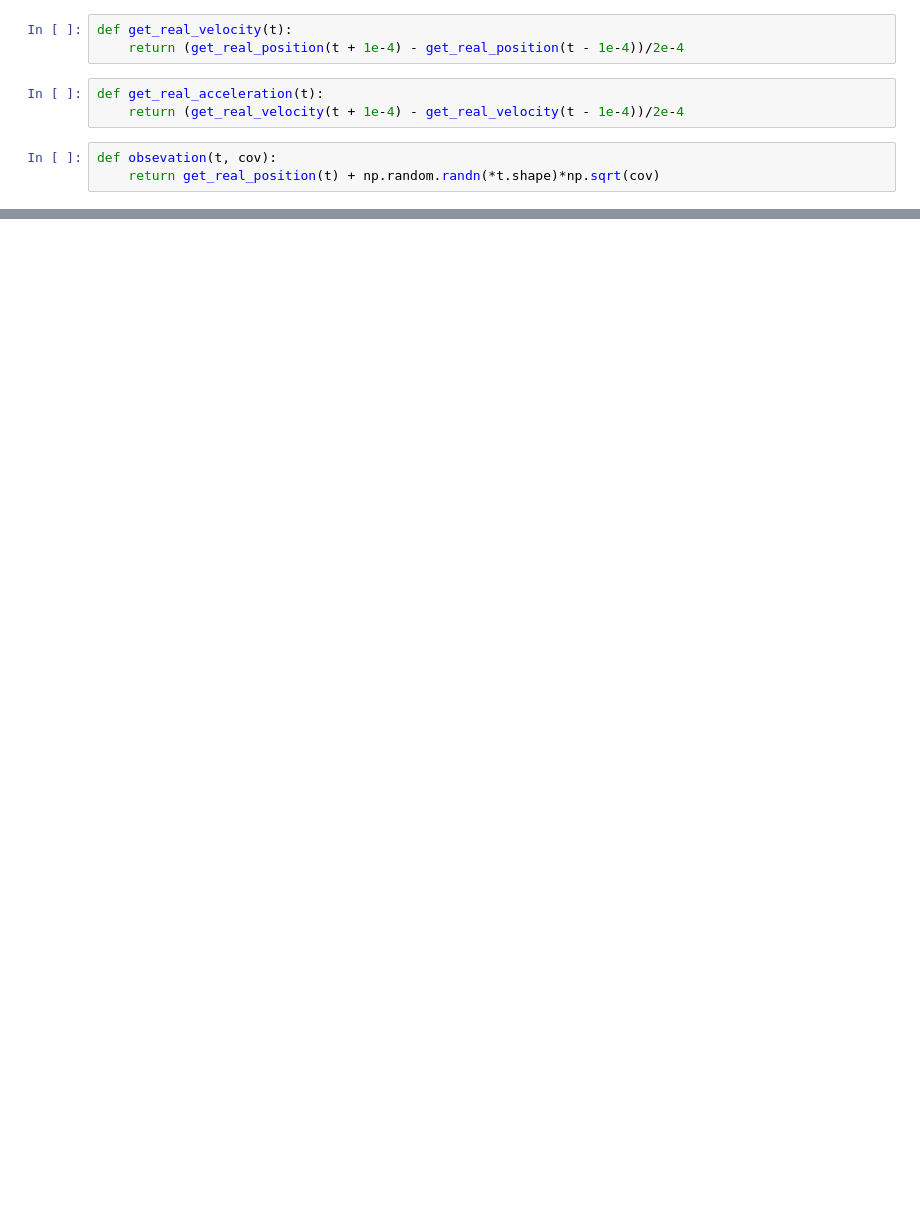
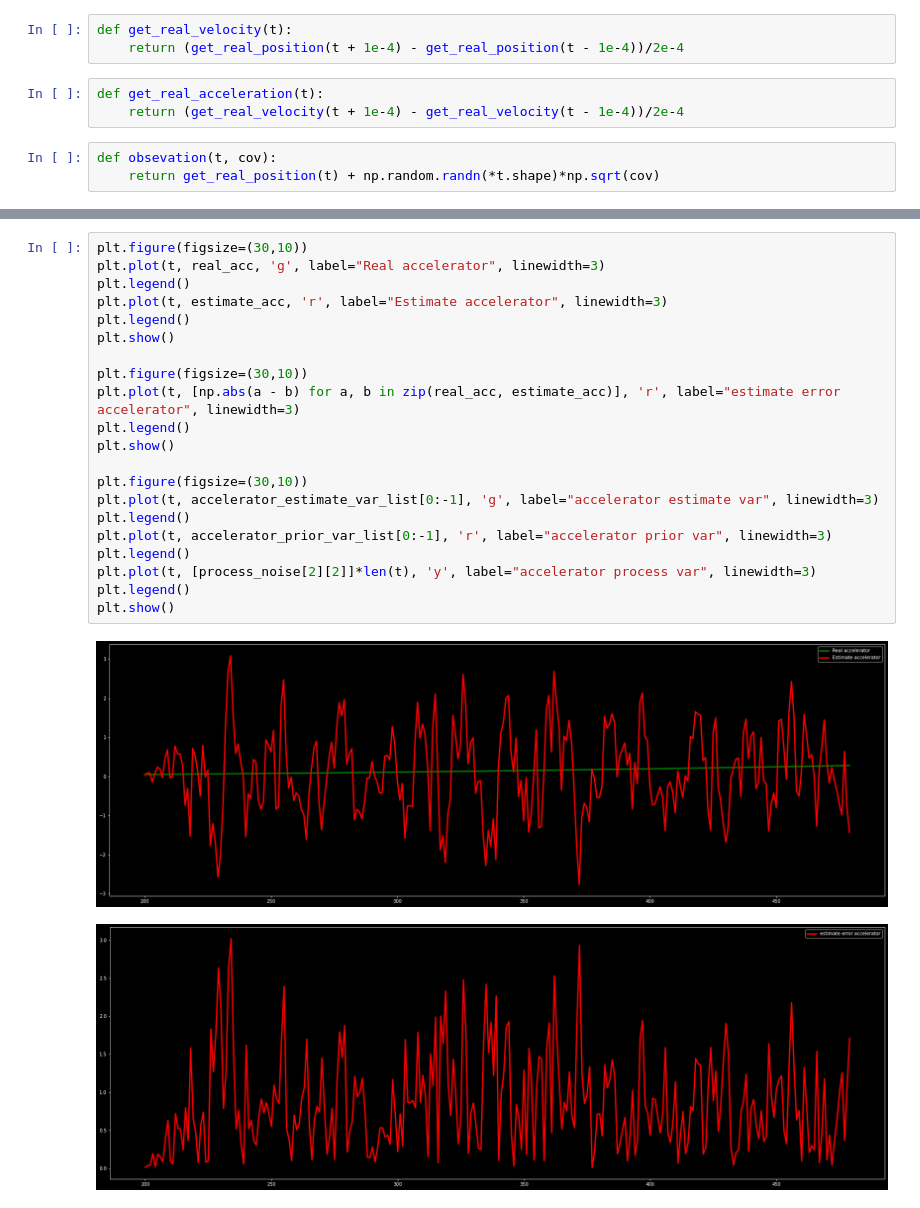
Before and after one commit to Long-ThanhLe/KalmanFilter, a Jupyter notebook: kalman.ipynb, the cells around one changed output, grey strips where cells are left out. Drawn from its saved outputs; the diff is of its cells as text; blank space fills up the shorter version.

```diff
--- a/kalman.ipynb
+++ b/kalman.ipynb
@@ -140,0 +185,24 @@ plt.show()
+# %%
+plt.figure(figsize=(30,10))
+plt.plot(t, real_acc, 'g', label="Real accelerator", linewidth=3)
+plt.legend()
+plt.plot(t, estimate_acc, 'r', label="Estimate accelerator", linewidth=3)
+plt.legend()
+plt.show()
+
+plt.figure(figsize=(30,10))
+plt.plot(t, [np.abs(a - b) for a, b in zip(real_acc, estimate_acc)], 'r', label="estimate error accelerator", linewidth=3)
+plt.legend()
+plt.show()
+
+plt.figure(figsize=(30,10))
+plt.plot(t, accelerator_estimate_var_list[0:-1], 'g', label="accelerator estimate var", linewidth=3)
+plt.legend()
+plt.plot(t, accelerator_prior_var_list[0:-1], 'r', label="accelerator prior var", linewidth=3)
+plt.legend()
+plt.plot(t, [process_noise[2][2]]*len(t), 'y', label="accelerator process var", linewidth=3)
+plt.legend()
+plt.show()
+# %% [output]
+[figure, added]
+[figure, added]
```
Also changed, not shown: parts of 10 cells of this notebook.
